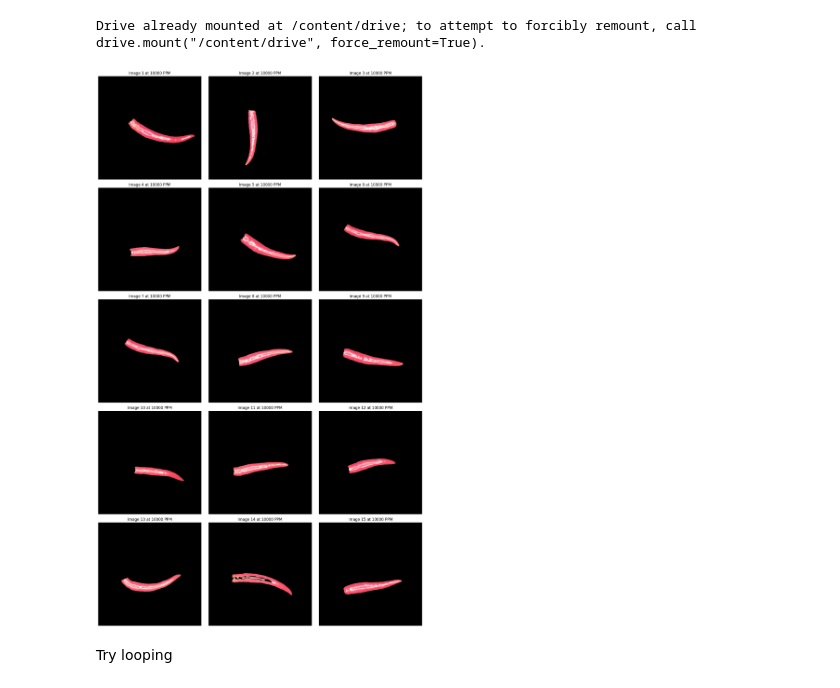
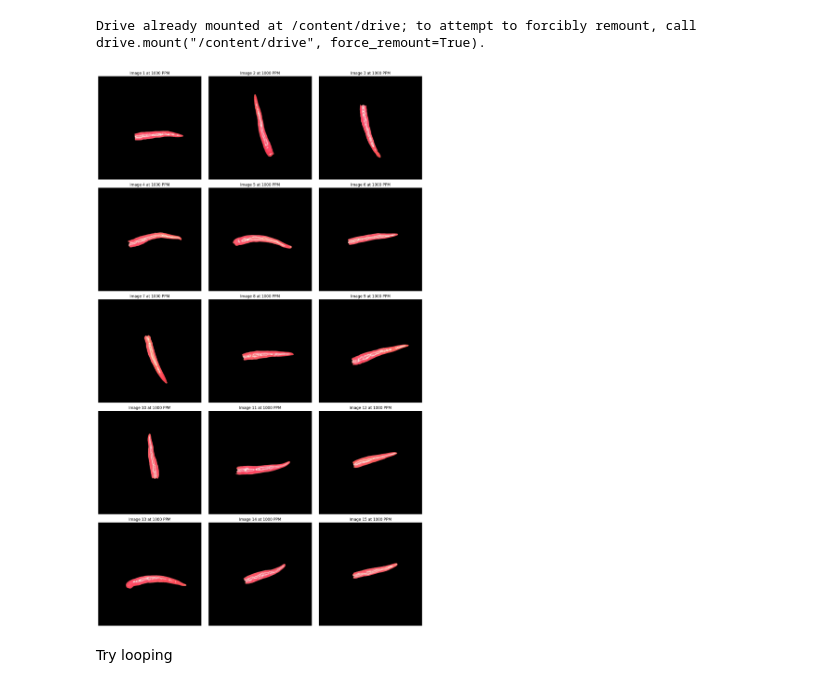
Before and after one commit to Zulfahanamaulida/TA_Deteksi-Residu-Pestisida, a Jupyter notebook: Preprocessing/Region_of_Interest_(ROI)_Looping.ipynb, the cells around one changed output. Drawn from its saved outputs; the diff is of its cells as text; code cells hidden in the pictures.

```diff
--- a/Preprocessing/Region_of_Interest_(ROI)_Looping.ipynb
+++ b/Preprocessing/Region_of_Interest_(ROI)_Looping.ipynb
@@ -14,10 +16,10 @@ drive.mount('/content/drive')
 Drive already mounted at /content/drive; to attempt to forcibly remount, call drive.mount("/content/drive", force_remount=True).
 # %%
 # Define the path to the directory containing images for 10000 ppm
-ppm_10000_path = '/content/drive/MyDrive/Tugas Akhir_Zulfa Hana Maulida(1)/Dataset/Image/Multiclass/10000 ppm'
+ppm_1000_path = '/content/drive/MyDrive/Tugas Akhir_Zulfa Hana Maulida(1)/Dataset/Image/Multiclass/1000 ppm'
 
 # Get the list of image files in the directory
-image_files = sorted(os.listdir(ppm_10000_path))
+image_files = sorted(os.listdir(ppm_1000_path))
 
 # Calculate the number of rows needed
 num_images = len(image_files)
@@ -29,7 +31,7 @@ fig, axes = plt.subplots(num_rows, 3, figsize=(15, 5*num_rows))
 # Loop through each image
 for i, image_file in enumerate(image_files):
     # Load the image
-    image_path = os.path.join(ppm_10000_path, image_file)
+    image_path = os.path.join(ppm_1000_path, image_file)
     image = cv2.imread(image_path)
 
     # Convert the image to the HSV color space
@@ -59,36 +61,36 @@ for i, image_file in enumerate(image_files):
     for contour in contours:
         area = cv2.contourArea(contour)
         if area > largest_area:
             largest_area = area
             largest_contour = contour
 
     # If a valid contour is found, draw it on a blank mask
     if largest_contour is not None:
         chili_mask = np.zeros_like(mask)
         cv2.drawContours(chili_mask, [largest_contour], -1, 255, thickness=cv2.FILLED)
 
         # Apply the mask to the original image to get the segmented chili
         segmented_chili = cv2.bitwise_and(image, image, mask=chili_mask)
 
         # Plot the segmented chili on the corresponding subplot
         row_index = i // 3
         col_index = i % 3
         axes[row_index, col_index].imshow(cv2.cvtColor(segmented_chili, cv2.COLOR_BGR2RGB))
-        axes[row_index, col_index].set_title(f"Image {i+1} at 10000 PPM")
+        axes[row_index, col_index].set_title(f"Image {i+1} at 1000 PPM")
         axes[row_index, col_index].axis('off')
 
         # Save the segmented chili
-        result_path = '/content/drive/MyDrive/Tugas Akhir_Zulfa Hana Maulida(1)/Preprocessing/ROI/Image/Multiclass/10000 ppm'
+        result_path = '/content/drive/MyDrive/Tugas Akhir_Zulfa Hana Maulida(1)/Preprocessing/ROI/Image/Multiclass/1000 ppm'
         output_filename = f'{i+1}.jpg'
         cv2.imwrite(os.path.join(result_path, output_filename), segmented_chili)
     else:
         print(f"No chili region found in {image_path}.")
 
 # Adjust layout and display
 plt.tight_layout()
 plt.show()
 # %% [output]
-[figure, old version]
+[figure, new version]
 # %% [markdown]
 Try looping
 # %%
```
Also changed, not shown: parts of 1 cell of this notebook.
